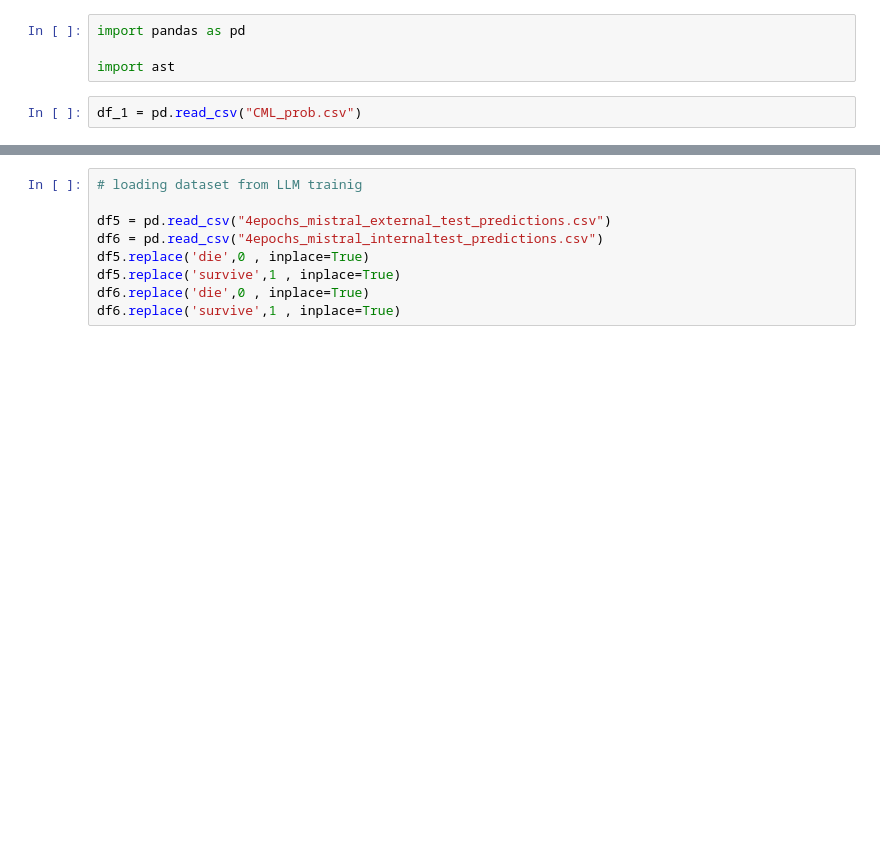
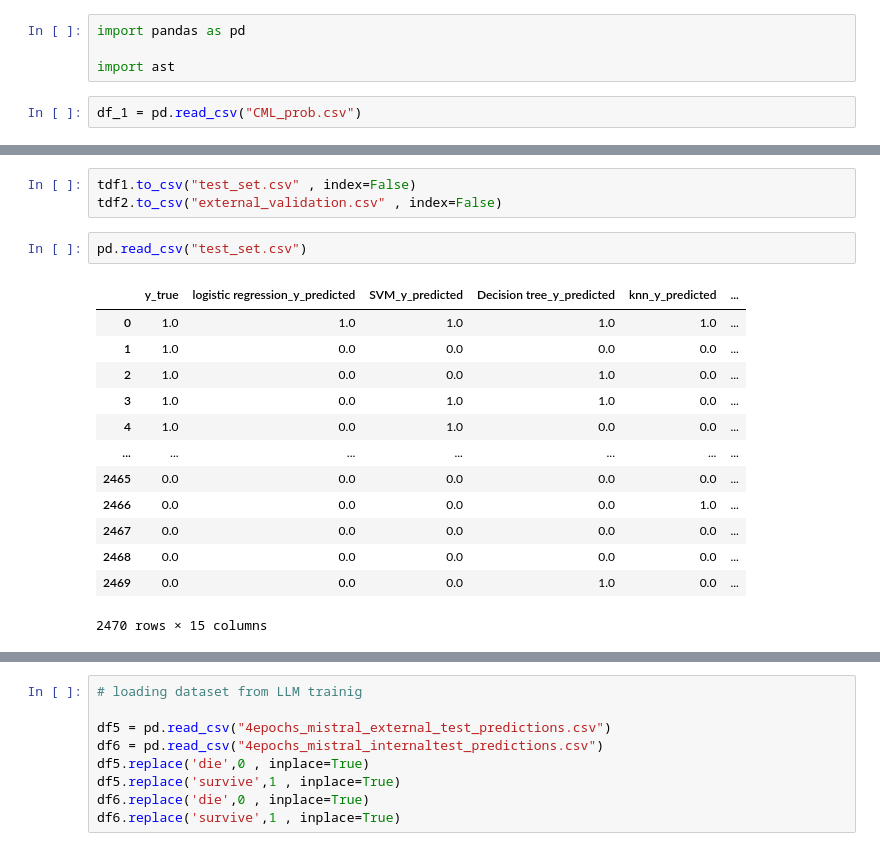
Before and after one commit to mohammad-gh009/Large-Language-Models-vs-Classical-Machine-learning, a Jupyter notebook: plots/Results.ipynb, the cells around one changed output, grey strips where cells are left out. Saved outputs shown, nothing was run; the diff lists cells and outputs as text; blank space fills up the shorter version.

Commit message:
add x_test and x_ex

```diff
--- a/plots/Results.ipynb
+++ b/plots/Results.ipynb
@@ -6,0 +114,19 @@ df_1 = pd.read_csv("CML_prob.csv")
+# %%
+tdf1.to_csv("test_set.csv" , index=False)
+tdf2.to_csv("external_validation.csv" , index=False)
+# %%
+pd.read_csv("test_set.csv")
+# %% [output]
+|  | y_true | logistic regression_y_predicted | SVM_y_predicted | Decision tree_y_predicted | knn_y_predicted | ... |
+| 0 | 1.0 | 1.0 | 1.0 | 1.0 | 1.0 | ... |
+| 1 | 1.0 | 0.0 | 0.0 | 0.0 | 0.0 | ... |
+| 2 | 1.0 | 0.0 | 0.0 | 1.0 | 0.0 | ... |
+| 3 | 1.0 | 0.0 | 1.0 | 1.0 | 0.0 | ... |
+| 4 | 1.0 | 0.0 | 1.0 | 0.0 | 0.0 | ... |
+| ... | ... | ... | ... | ... | ... | ... |
+| 2465 | 0.0 | 0.0 | 0.0 | 0.0 | 0.0 | ... |
+| 2466 | 0.0 | 0.0 | 0.0 | 0.0 | 1.0 | ... |
+| 2467 | 0.0 | 0.0 | 0.0 | 0.0 | 0.0 | ... |
+| 2468 | 0.0 | 0.0 | 0.0 | 0.0 | 0.0 | ... |
+| 2469 | 0.0 | 0.0 | 0.0 | 1.0 | 0.0 | ... |
+2470 rows × 15 columns
```
Also changed, not shown: parts of 9 cells of this notebook, 4 other files.
